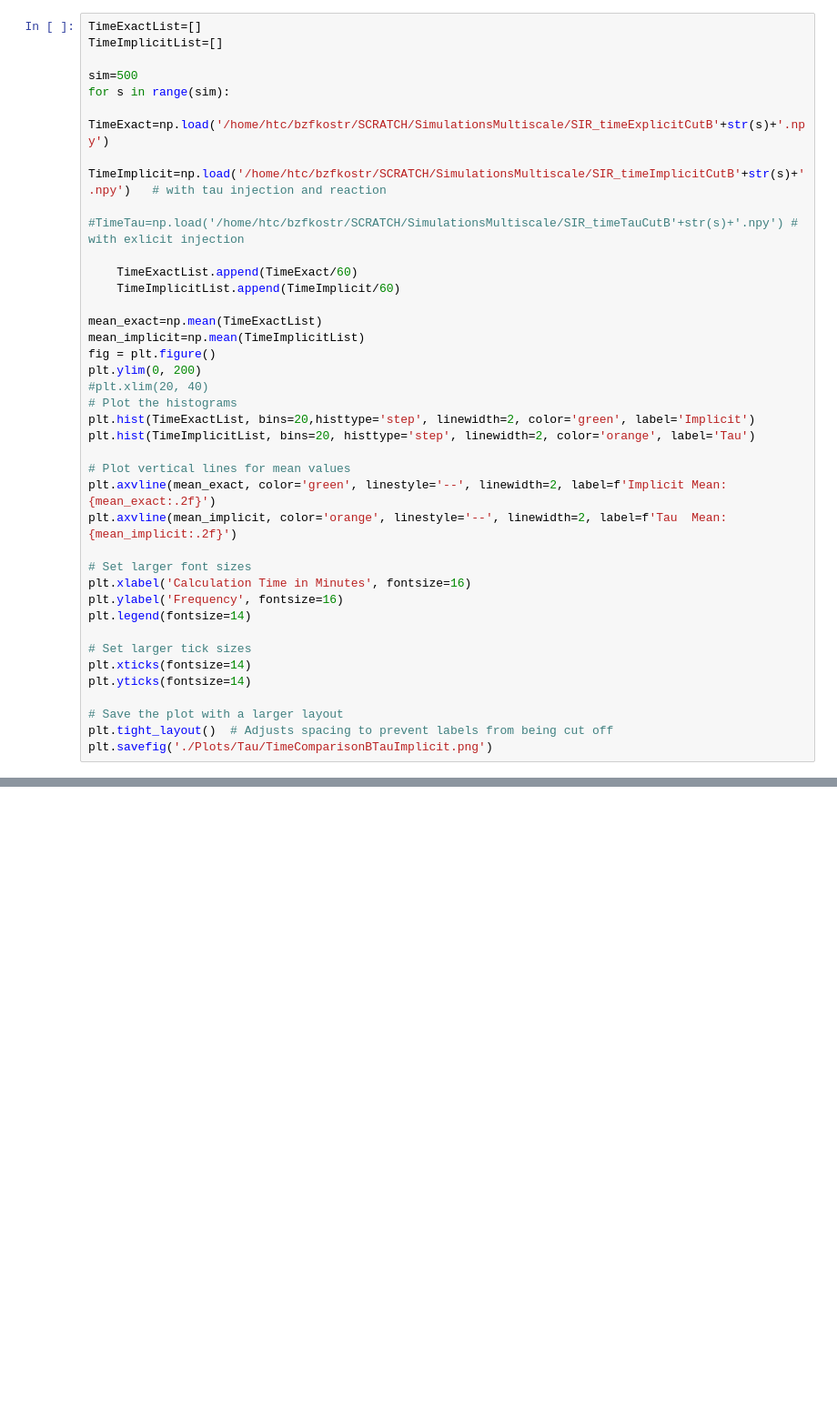
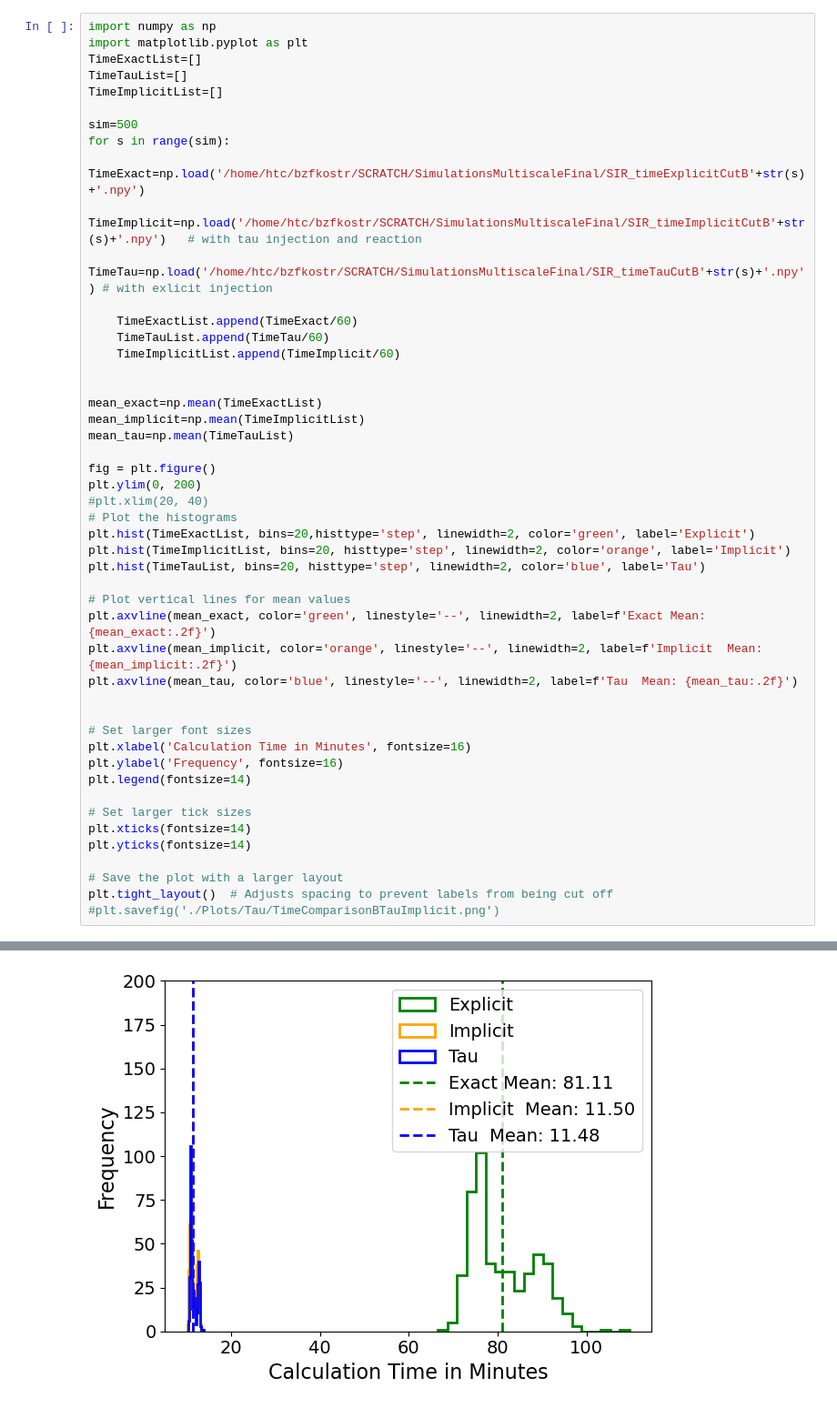
Before and after one commit to MargKos/multiscaleRD, a Jupyter notebook: multiscaleRD/CompareMean_SIR.ipynb, the cells around one changed output, grey strips where cells are left out. Shown at 91% size. Cells and saved outputs as stored; diff of their text form; blank space fills up the shorter version.

```diff
--- a/multiscaleRD/CompareMean_SIR.ipynb
+++ b/multiscaleRD/CompareMean_SIR.ipynb
@@ -239,28 +203,38 @@ plt.savefig('./Plots/Explicit/SIRConcentrationB.png')
 # %%
+import numpy as np
+import matplotlib.pyplot as plt
 TimeExactList=[]
+TimeTauList=[]
 TimeImplicitList=[]
 
 sim=500
 for s in range(sim):
-    TimeExact=np.load('/home/htc/bzfkostr/SCRATCH/SimulationsMultiscale/SIR_timeExplicitCutB'+str(s)+'.npy')
-    TimeImplicit=np.load('/home/htc/bzfkostr/SCRATCH/SimulationsMultiscale/SIR_timeImplicitCutB'+str(s)+'.npy')   # with tau injection and reaction
-    #TimeTau=np.load('/home/htc/bzfkostr/SCRATCH/SimulationsMultiscale/SIR_timeTauCutB'+str(s)+'.npy') # with exlicit injection
+    TimeExact=np.load('/home/htc/bzfkostr/SCRATCH/SimulationsMultiscaleFinal/SIR_timeExplicitCutB'+str(s)+'.npy')
+    TimeImplicit=np.load('/home/htc/bzfkostr/SCRATCH/SimulationsMultiscaleFinal/SIR_timeImplicitCutB'+str(s)+'.npy')   # with tau injection and reaction
+    TimeTau=np.load('/home/htc/bzfkostr/SCRATCH/SimulationsMultiscaleFinal/SIR_timeTauCutB'+str(s)+'.npy') # with exlicit injection
 
     TimeExactList.append(TimeExact/60)
+    TimeTauList.append(TimeTau/60)
     TimeImplicitList.append(TimeImplicit/60)
+
 
 mean_exact=np.mean(TimeExactList)
 mean_implicit=np.mean(TimeImplicitList)
+mean_tau=np.mean(TimeTauList)
+
 fig = plt.figure()
 plt.ylim(0, 200)
 #plt.xlim(20, 40)
 # Plot the histograms
-plt.hist(TimeExactList, bins=20,histtype='step', linewidth=2, color='green', label='Implicit')
-plt.hist(TimeImplicitList, bins=20, histtype='step', linewidth=2, color='orange', label='Tau')
+plt.hist(TimeExactList, bins=20,histtype='step', linewidth=2, color='green', label='Explicit')
+plt.hist(TimeImplicitList, bins=20, histtype='step', linewidth=2, color='orange', label='Implicit')
+plt.hist(TimeTauList, bins=20, histtype='step', linewidth=2, color='blue', label='Tau')
 
 # Plot vertical lines for mean values
-plt.axvline(mean_exact, color='green', linestyle='--', linewidth=2, label=f'Implicit Mean: {mean_exact:.2f}')
-plt.axvline(mean_implicit, color='orange', linestyle='--', linewidth=2, label=f'Tau  Mean: {mean_implicit:.2f}')
+plt.axvline(mean_exact, color='green', linestyle='--', linewidth=2, label=f'Exact Mean: {mean_exact:.2f}')
+plt.axvline(mean_implicit, color='orange', linestyle='--', linewidth=2, label=f'Implicit  Mean: {mean_implicit:.2f}')
+plt.axvline(mean_tau, color='blue', linestyle='--', linewidth=2, label=f'Tau  Mean: {mean_tau:.2f}')
+
 
 # Set larger font sizes
 plt.xlabel('Calculation Time in Minutes', fontsize=16)
@@ -273,5 +247,5 @@ plt.yticks(fontsize=14)
 
 # Save the plot with a larger layout
 plt.tight_layout()  # Adjusts spacing to prevent labels from being cut off
-plt.savefig('./Plots/Tau/TimeComparisonBTauImplicit.png')
+#plt.savefig('./Plots/Tau/TimeComparisonBTauImplicit.png')
 # %% [output]
@@ -278,0 +252 @@ FileNotFoundError: [Errno 2] No such file or directory: '/home/htc/bzfkostr/SCRA
+[figure, added]
```
Also changed, not shown: parts of 4 cells of this notebook, 32 other files.
